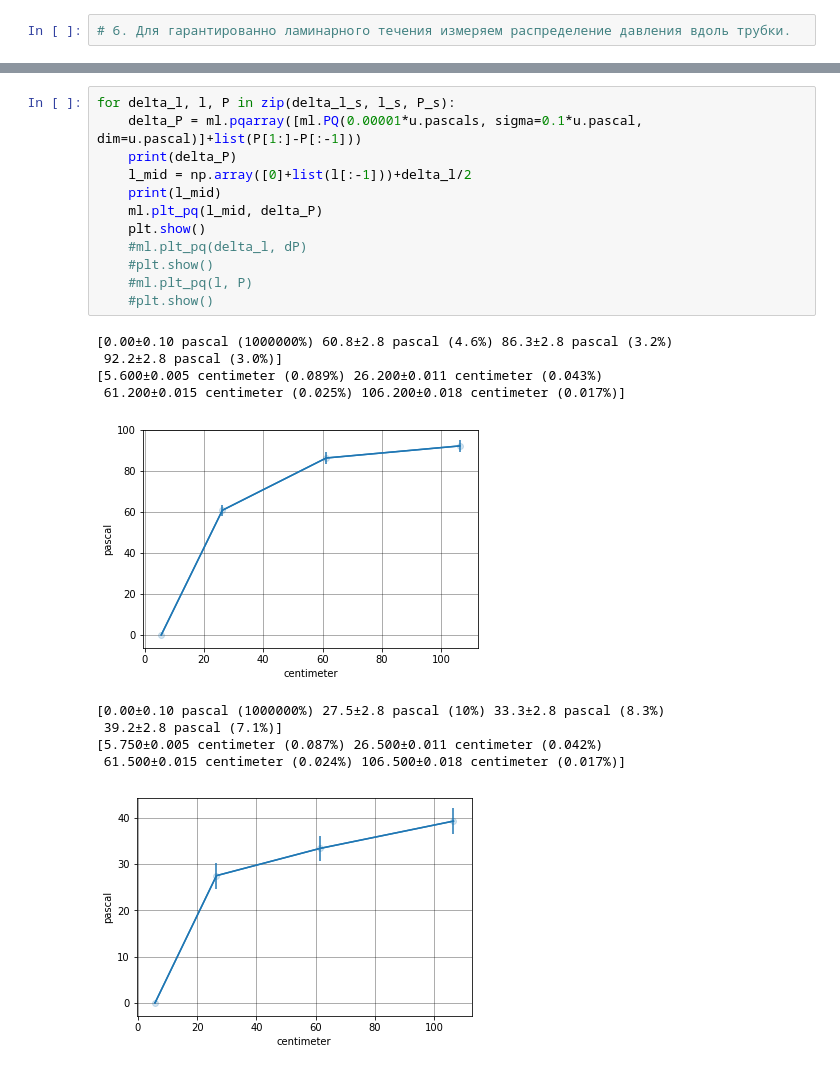
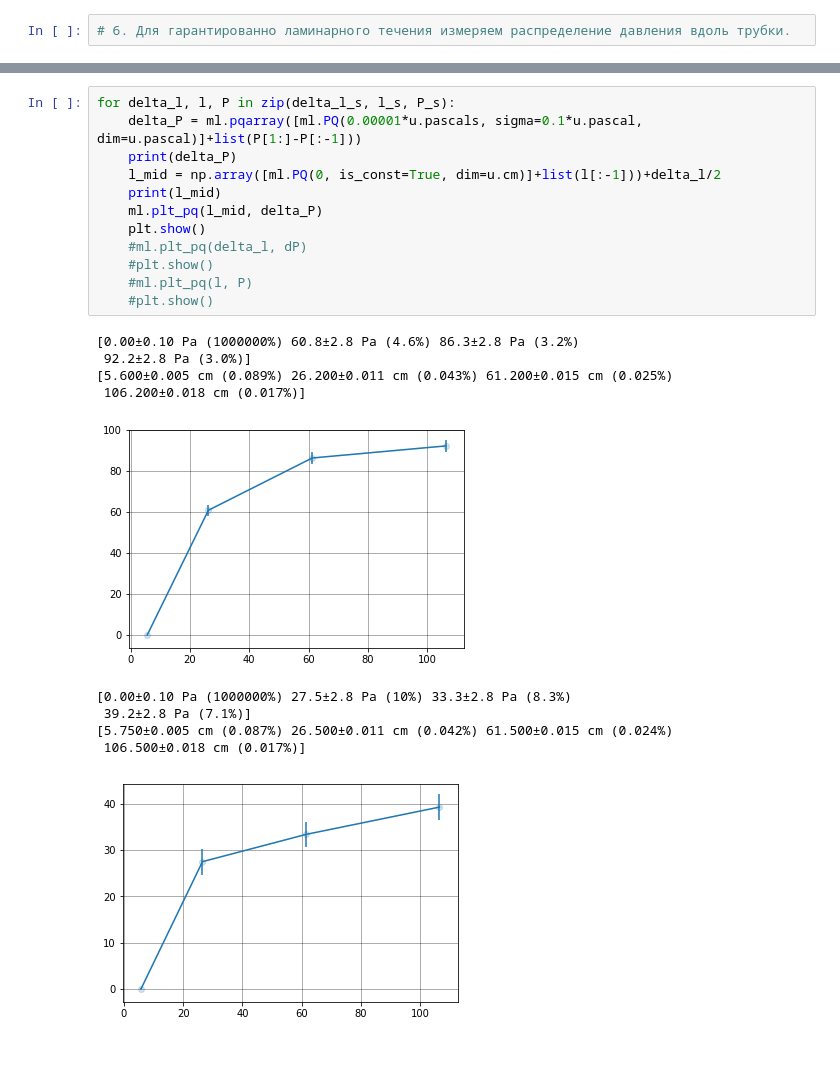
Before and after one commit to Wiki-fan/miptlabs, a Jupyter notebook: 1.3.3/lab1.3.3 example.ipynb, the cells around one changed output, grey strips where cells are left out. Cells and saved outputs as stored; diff of their text form.

```diff
--- a/1.3.3/lab1.3.3 example.ipynb
+++ b/1.3.3/lab1.3.3 example.ipynb
@@ -174,23 +176,23 @@ P: [pqarray([60.8±2.0 pascal (3.2%), 121.6±2.0 pascal (1.6%),
 # %%
 for delta_l, l, P in zip(delta_l_s, l_s, P_s):
     delta_P = ml.pqarray([ml.PQ(0.00001*u.pascals, sigma=0.1*u.pascal, dim=u.pascal)]+list(P[1:]-P[:-1]))
     print(delta_P)
-    l_mid = np.array([0]+list(l[:-1]))+delta_l/2
+    l_mid = np.array([ml.PQ(0, is_const=True, dim=u.cm)]+list(l[:-1]))+delta_l/2
     print(l_mid)
     ml.plt_pq(l_mid, delta_P)
     plt.show()
     #ml.plt_pq(delta_l, dP)
     #plt.show()
     #ml.plt_pq(l, P)
     #plt.show()
 # %% [output]
-[0.00±0.10 pascal (1000000%) 60.8±2.8 pascal (4.6%) 86.3±2.8 pascal (3.2%)
- 92.2±2.8 pascal (3.0%)]
-[5.600±0.005 centimeter (0.089%) 26.200±0.011 centimeter (0.043%)
- 61.200±0.015 centimeter (0.025%) 106.200±0.018 centimeter (0.017%)]
+[0.00±0.10 Pa (1000000%) 60.8±2.8 Pa (4.6%) 86.3±2.8 Pa (3.2%)
+ 92.2±2.8 Pa (3.0%)]
+[5.600±0.005 cm (0.089%) 26.200±0.011 cm (0.043%) 61.200±0.015 cm (0.025%)
+ 106.200±0.018 cm (0.017%)]
-[figure, old version]
+[figure, new version]
-[0.00±0.10 pascal (1000000%) 27.5±2.8 pascal (10%) 33.3±2.8 pascal (8.3%)
- 39.2±2.8 pascal (7.1%)]
-[5.750±0.005 centimeter (0.087%) 26.500±0.011 centimeter (0.042%)
- 61.500±0.015 centimeter (0.024%) 106.500±0.018 centimeter (0.017%)]
+[0.00±0.10 Pa (1000000%) 27.5±2.8 Pa (10%) 33.3±2.8 Pa (8.3%)
+ 39.2±2.8 Pa (7.1%)]
+[5.750±0.005 cm (0.087%) 26.500±0.011 cm (0.042%) 61.500±0.015 cm (0.024%)
+ 106.500±0.018 cm (0.017%)]
-[figure, old version]
+[figure, new version]
```
Also changed, not shown: parts of 5 cells of this notebook, 2 other files.
